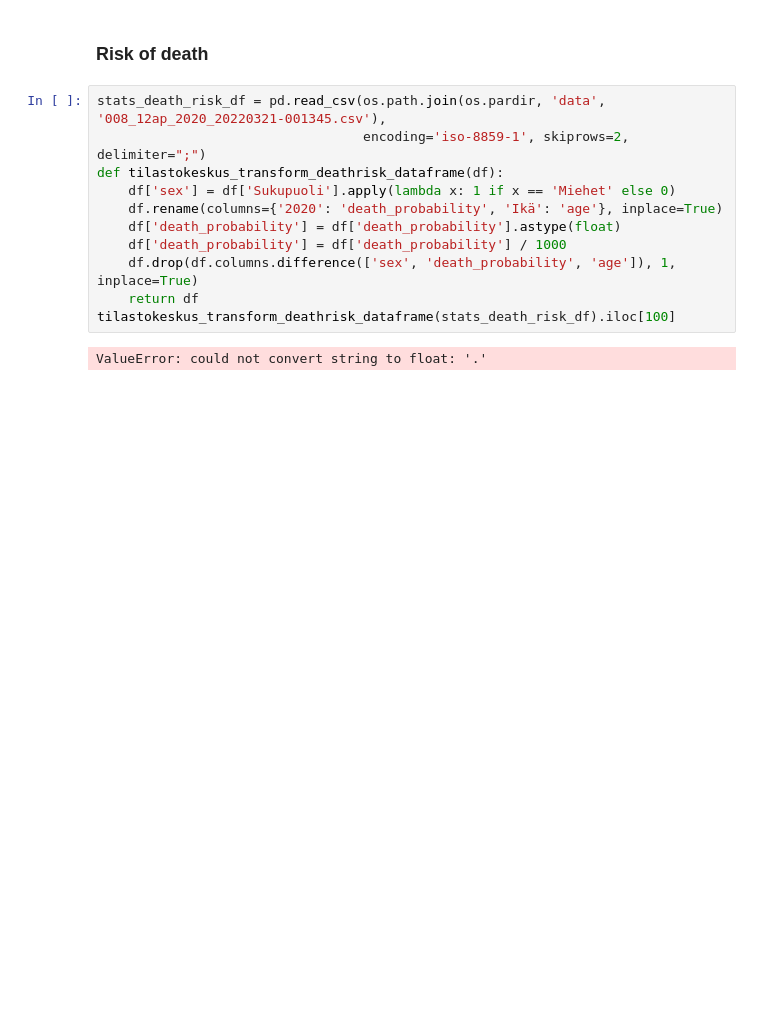
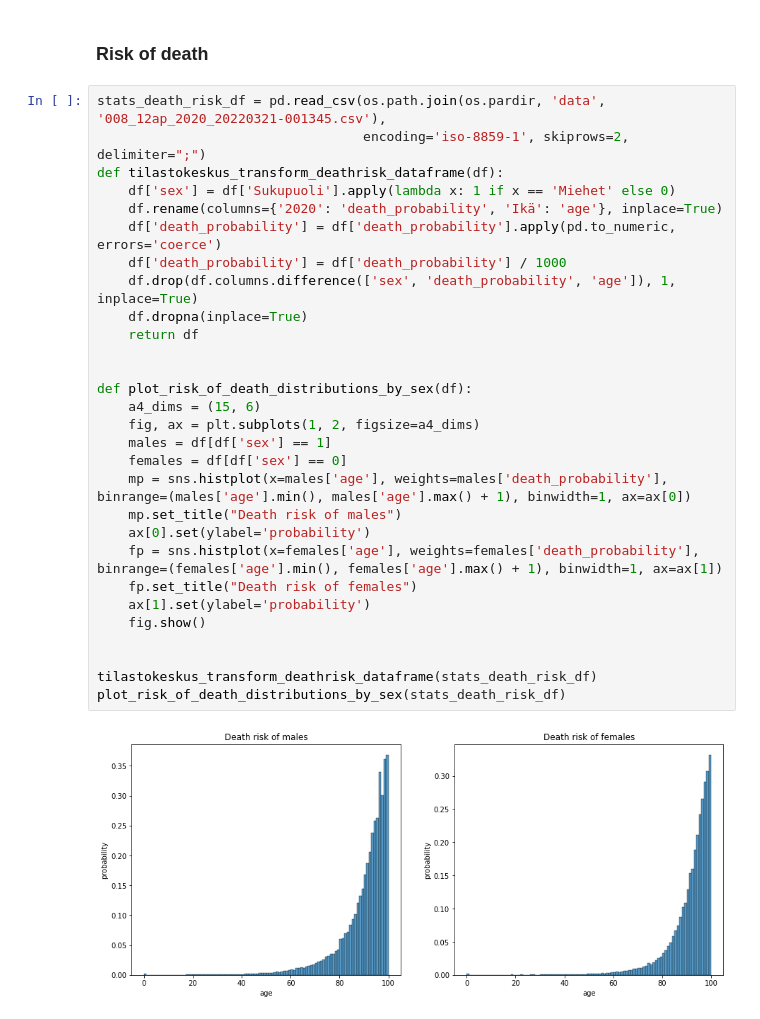
Before and after one commit to skupsala/population-simulation, a Jupyter notebook: notebooks/simulation.ipynb, the cells around one changed output. Cells and saved outputs as stored; diff of their text form; blank space fills up the shorter version.

```diff
--- a/notebooks/simulation.ipynb
+++ b/notebooks/simulation.ipynb
@@ -123,13 +124,31 @@ plot_lifetime_distributions_by_sex(lifetime_stats_df)
 # %%
 stats_death_risk_df = pd.read_csv(os.path.join(os.pardir, 'data', '008_12ap_2020_20220321-001345.csv'),
                                   encoding='iso-8859-1', skiprows=2, delimiter=";")
 def tilastokeskus_transform_deathrisk_dataframe(df):
     df['sex'] = df['Sukupuoli'].apply(lambda x: 1 if x == 'Miehet' else 0)
     df.rename(columns={'2020': 'death_probability', 'Ikä': 'age'}, inplace=True)
-    df['death_probability'] = df['death_probability'].astype(float)
+    df['death_probability'] = df['death_probability'].apply(pd.to_numeric, errors='coerce')
     df['death_probability'] = df['death_probability'] / 1000
     df.drop(df.columns.difference(['sex', 'death_probability', 'age']), 1, inplace=True)
+    df.dropna(inplace=True)
     return df
-tilastokeskus_transform_deathrisk_dataframe(stats_death_risk_df).iloc[100]
+
+
+def plot_risk_of_death_distributions_by_sex(df):
+    a4_dims = (15, 6)
+    fig, ax = plt.subplots(1, 2, figsize=a4_dims)
+    males = df[df['sex'] == 1]
+    females = df[df['sex'] == 0]
+    mp = sns.histplot(x=males['age'], weights=males['death_probability'], binrange=(males['age'].min(), males['age'].max() + 1), binwidth=1, ax=ax[0])
+    mp.set_title("Death risk of males")
+    ax[0].set(ylabel='probability')
+    fp = sns.histplot(x=females['age'], weights=females['death_probability'], binrange=(females['age'].min(), females['age'].max() + 1), binwidth=1, ax=ax[1])
+    fp.set_title("Death risk of females")
+    ax[1].set(ylabel='probability')
+    fig.show()
+
+
+tilastokeskus_transform_deathrisk_dataframe(stats_death_risk_df)
+plot_risk_of_death_distributions_by_sex(stats_death_risk_df)
 # %% [output]
-ValueError: could not convert string to float: '.'
+[figure, added]
```
Also changed, not shown: parts of 19 cells of this notebook, 1 other file.
